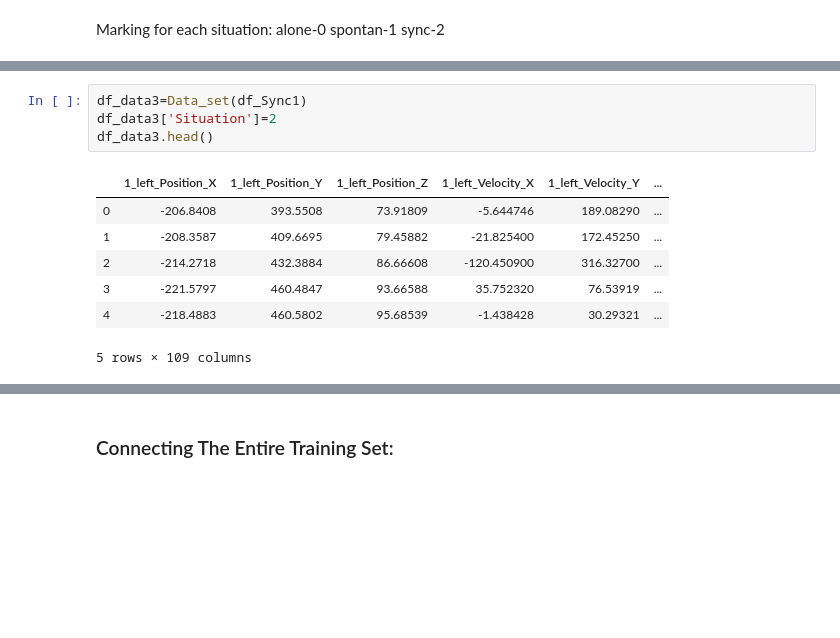
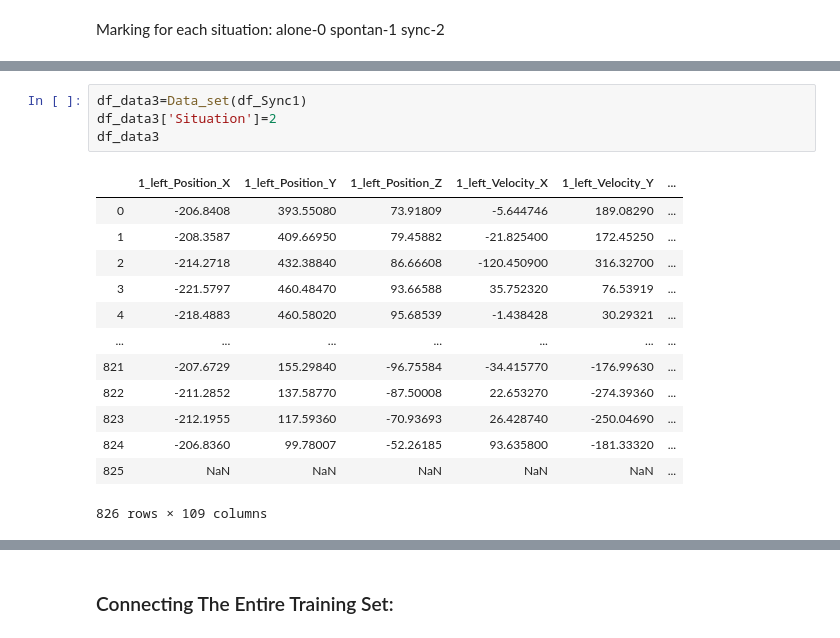
Before and after one commit to nofaryos/Project-Data-visualization, a Jupyter notebook: Project_part2.ipynb, the cells around one changed output, grey strips where cells are left out. Drawn from its saved outputs; the diff is of its cells as text; blank space fills up the shorter version.

```diff
--- a/Project_part2.ipynb
+++ b/Project_part2.ipynb
@@ -189,15 +201,21 @@ df_data2.head()
 # %%
 df_data3=Data_set(df_Sync1)
 df_data3['Situation']=2
-df_data3.head()
+df_data3
 # %% [output]
 |  | 1_left_Position_X | 1_left_Position_Y | 1_left_Position_Z | 1_left_Velocity_X | 1_left_Velocity_Y | ... |
-| 0 | -206.8408 | 393.5508 | 73.91809 | -5.644746 | 189.08290 | ... |
-| 1 | -208.3587 | 409.6695 | 79.45882 | -21.825400 | 172.45250 | ... |
-| 2 | -214.2718 | 432.3884 | 86.66608 | -120.450900 | 316.32700 | ... |
-| 3 | -221.5797 | 460.4847 | 93.66588 | 35.752320 | 76.53919 | ... |
-| 4 | -218.4883 | 460.5802 | 95.68539 | -1.438428 | 30.29321 | ... |
+| 0 | -206.8408 | 393.55080 | 73.91809 | -5.644746 | 189.08290 | ... |
+| 1 | -208.3587 | 409.66950 | 79.45882 | -21.825400 | 172.45250 | ... |
+| 2 | -214.2718 | 432.38840 | 86.66608 | -120.450900 | 316.32700 | ... |
+| 3 | -221.5797 | 460.48470 | 93.66588 | 35.752320 | 76.53919 | ... |
+| 4 | -218.4883 | 460.58020 | 95.68539 | -1.438428 | 30.29321 | ... |
+| ... | ... | ... | ... | ... | ... | ... |
+| 821 | -207.6729 | 155.29840 | -96.75584 | -34.415770 | -176.99630 | ... |
+| 822 | -211.2852 | 137.58770 | -87.50008 | 22.653270 | -274.39360 | ... |
+| 823 | -212.1955 | 117.59360 | -70.93693 | 26.428740 | -250.04690 | ... |
+| 824 | -206.8360 | 99.78007 | -52.26185 | 93.635800 | -181.33320 | ... |
+| 825 | NaN | NaN | NaN | NaN | NaN | ... |
-5 rows × 109 columns
+826 rows × 109 columns
 # %%
 df_data4=Data_set(df_Sync2)
 df_data4['Situation']=2
```
Also changed, not shown: parts of 16 cells of this notebook.
